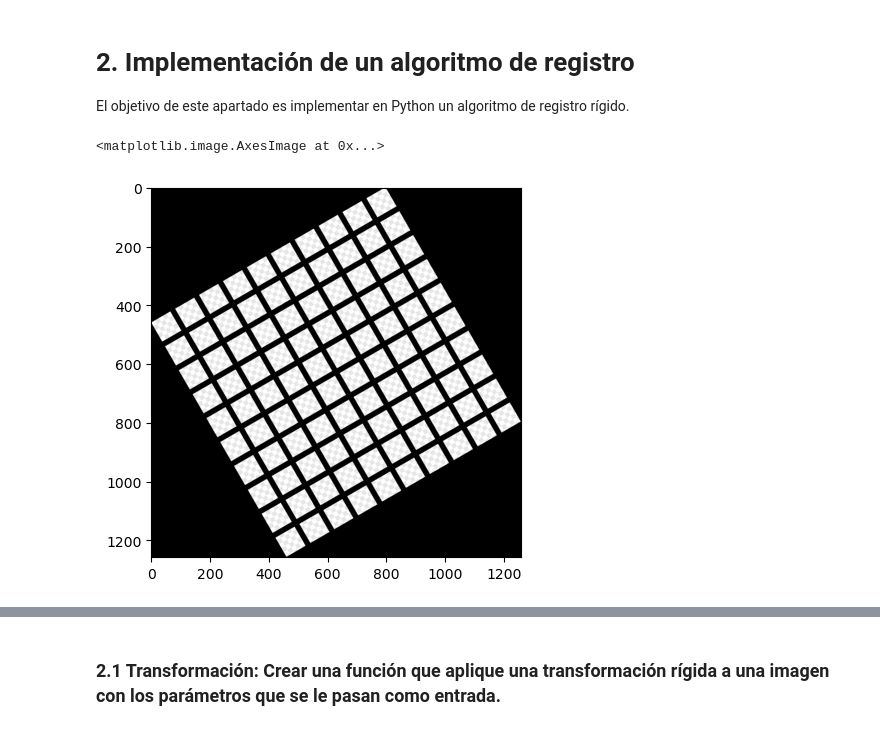
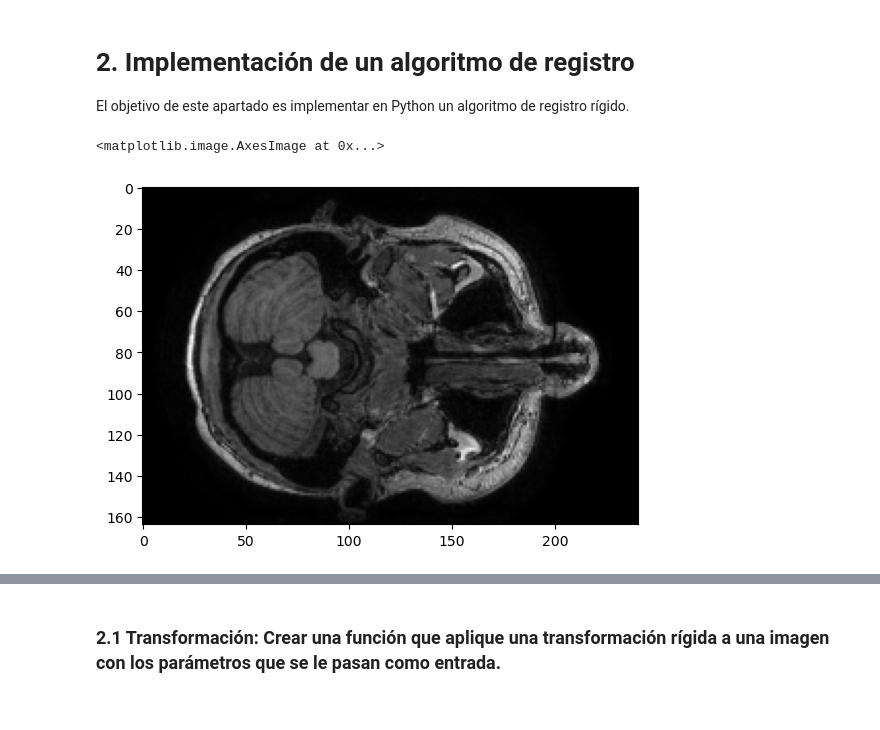
Before and after one commit to pabloriosn/MUVA_imagen_medica, a Jupyter notebook: practica2/p2_grupo4.ipynb, the cells around one changed output, grey strips where cells are left out. Drawn from its saved outputs; the diff is of its cells as text; code cells hidden in the pictures.

```diff
--- a/practica2/p2_grupo4.ipynb
+++ b/practica2/p2_grupo4.ipynb
@@ -14,7 +16,8 @@ import matplotlib.pyplot as plt
-# %%
-img = cv2.imread('material/cuadricula_rotada.png', cv2.IMREAD_GRAYSCALE) / 255.
-
-plt.imshow(img, cmap='gray')
-# %% [output]
-<matplotlib.image.AxesImage at 0x...>
-[figure, removed]
+# %%
+# Cargamos una imagen del apartado anterior
+img = nib.load('material/mr1.nii').get_fdata()[:, :, 100]
+
+plt.imshow(img, cmap='gray')
+# %% [output]
+<matplotlib.image.AxesImage at 0x...>
+[figure, added]
```
Also changed, not shown: parts of 17 cells of this notebook.
